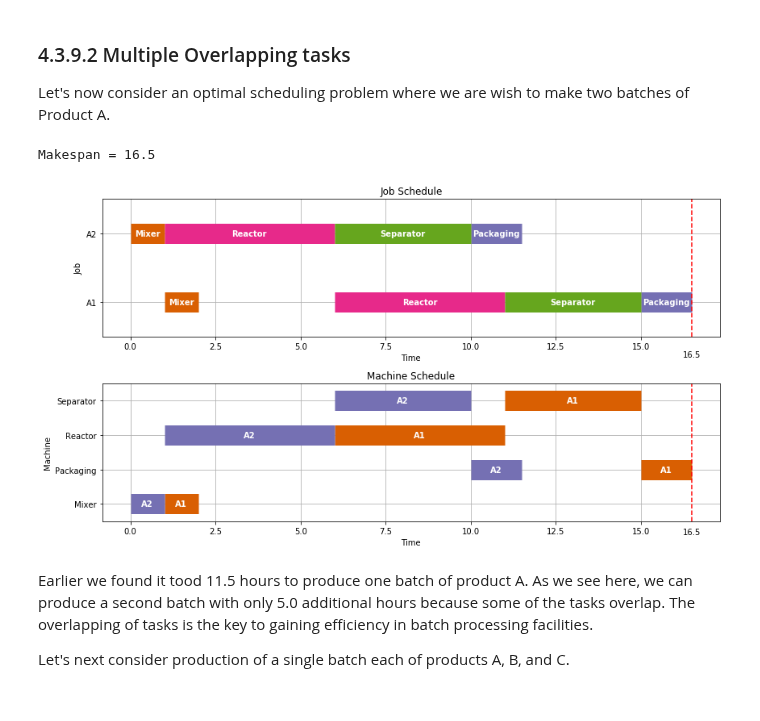
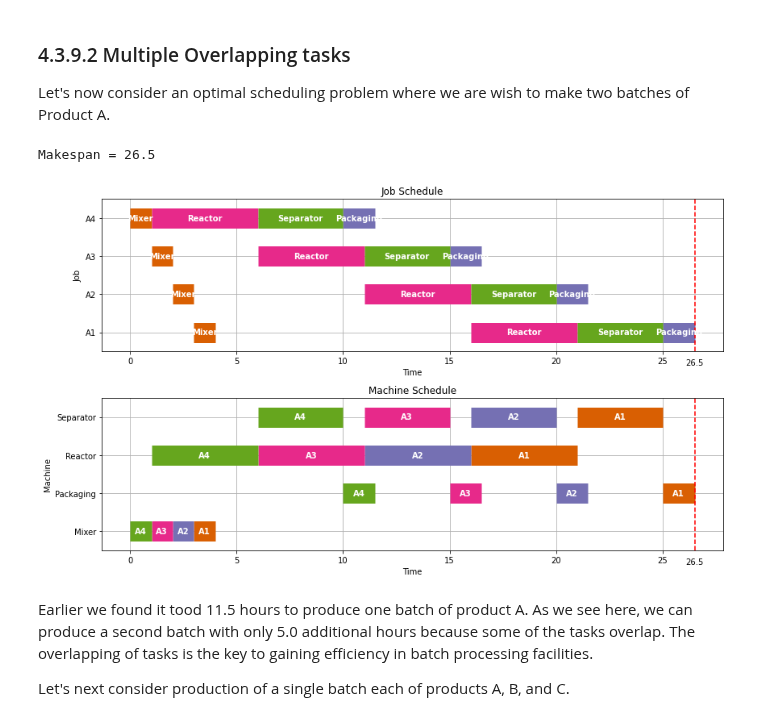
Before and after one commit to jckantor/ND-Pyomo-Cookbook, a Jupyter notebook: docs/04.03-Job-Shop-Scheduling.ipynb, the cells around one changed output. Saved outputs shown, nothing was run; the diff lists cells and outputs as text; code cells hidden in the pictures.

Commit message:
update Job Shop notebook

```diff
--- a/docs/04.03-Job-Shop-Scheduling.ipynb
+++ b/docs/04.03-Job-Shop-Scheduling.ipynb
@@ -181,7 +185,7 @@ JobShopModel(TASKS)
 # %% [output]
 <pyomo.core.base.PyomoModel.ConcreteModel at 0x...>
 # %%
-def JobShopSolve(model):
+def jobshop_solve(model):
     SolverFactory('cbc').solve(model)
     results = [{'Job': j,
                 'Machine': m,
@@ -191,9 +195,9 @@ def JobShopSolve(model):
                for j,m in model.TASKS]
     return results
 
-def JobShop(TASKS):
-    return JobShopSolve(JobShopModel(TASKS))
+def jobshop(TASKS):
+    return jobshop_solve(jobshop_model(TASKS))
 
-results = JobShop(TASKS)
+results = jobshop(TASKS)
 results
 # %% [output]
@@ -245,7 +249,7 @@ Yellow  Paper_3        28    28.0    0.0
 # %% [markdown]
 ## 4.3.8 Visualizing Results with Gantt Charts
 # %%
-def Visualize(results):
+def visualize(results):
 
     schedule = pd.DataFrame(results)
     JOBS = sorted(list(schedule['Job'].unique()))
@@ -287,7 +291,7 @@ def Visualize(results):
 
     fig.tight_layout()
 
-Visualize(results)
+visualize(results)
 # %% [output]
 [figure]
 # %% [markdown]
@@ -307,7 +311,7 @@ We will now turn our attention to the application of the job shop scheduling pro
 
 Before going further, we create a function to streamline the generation of the TASKS dictionary.
 # %%
-def Recipe(jobs, machines, durations):
+def recipe_to_tasks(jobs, machines, durations):
     TASKS = {}
     for j in jobs:
         prec = (None,None)
@@ -320,10 +324,7 @@ def Recipe(jobs, machines, durations):
             prec = task
     return TASKS
 
-RecipeA = Recipe('A', ['Mixer', 'Reactor', 'Separator', 'Packaging'], [1, 5, 4, 1.5])
-RecipeB = Recipe('B', ['Separator', 'Packaging'], [4.5, 1])
-RecipeC = Recipe('C', ['Separator', 'Reactor', 'Packaging'], [5, 3, 1.5])
-
-Visualize(JobShop(RecipeA))
+recipeA = recipe_to_tasks('A', ['Mixer', 'Reactor', 'Separator', 'Packaging'], [1, 5, 4, 1.5])
+visualize(jobshop(recipeA))
 # %% [output]
 [figure]
@@ -340,13 +343,13 @@ Visualize(JobShop(RecipeC))
 
 Let's now consider an optimal scheduling problem where we are wish to make two batches of Product A.
 # %%
-TASKS = Recipe(['A1','A2'],['Mixer','Reactor','Separator','Packaging'],[1,5,4,1.5])
-results = JobShop(TASKS)
-Visualize(results)
+TASKS = recipe_to_tasks(['A1','A2','A3', 'A4'],['Mixer','Reactor','Separator','Packaging'],[1,5,4,1.5])
+results = jobshop(TASKS)
+visualize(results)
 print("Makespan =", max([task['Finish'] for task in results]))
 # %% [output]
-Makespan = 16.5
+Makespan = 26.5
-[figure, old version]
+[figure, new version]
 # %% [markdown]
 Earlier we found it tood 11.5 hours to produce one batch of product A.  As we see here, we can produce a second batch with only 5.0 additional hours because some of the tasks overlap.  The overlapping of tasks is the key to gaining efficiency in batch processing facilities.
 
```
Also changed, not shown: parts of 14 cells of this notebook, 2 other files.
